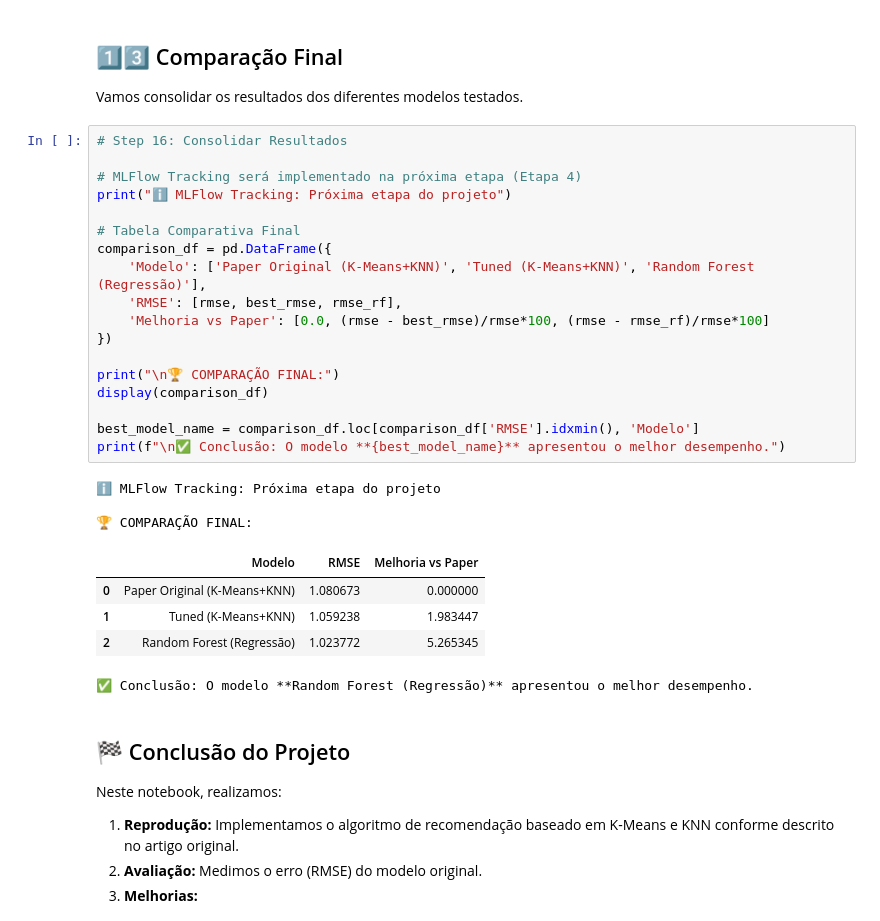
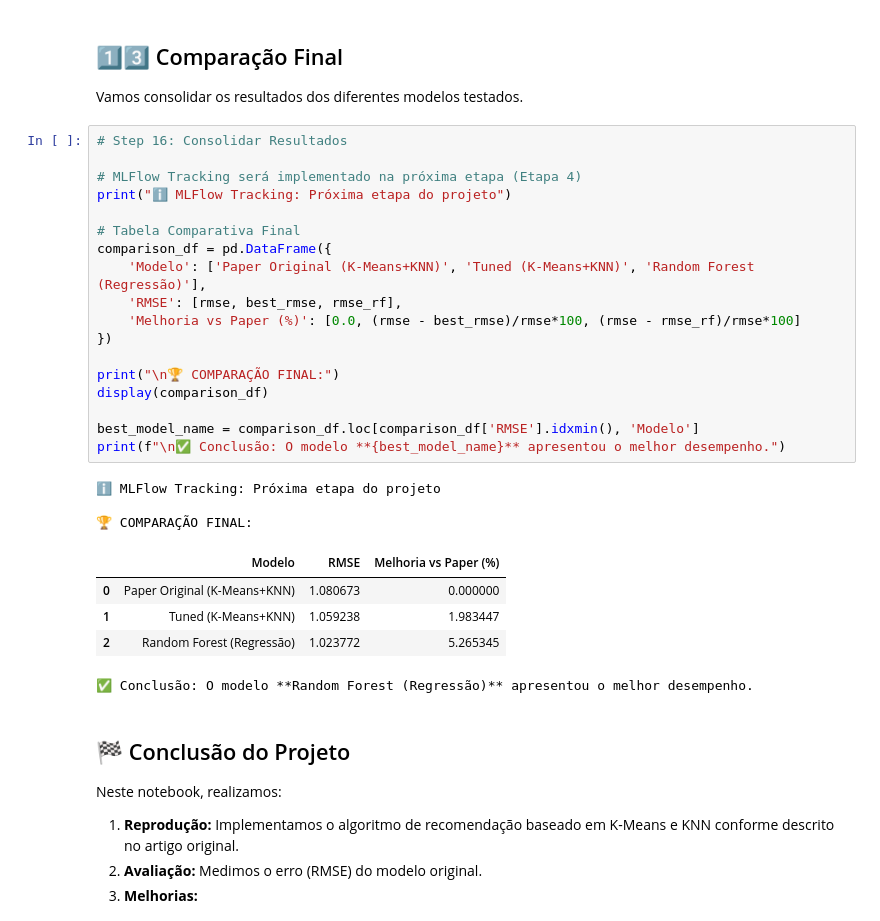
Before and after one commit to alecct812/Projeto-Machine-Learning, a Jupyter notebook: notebooks/parte3_analise_modelagem.ipynb, the cells around one changed output. Cells and saved outputs as stored; diff of their text form.

```diff
--- a/notebooks/parte3_analise_modelagem.ipynb
+++ b/notebooks/parte3_analise_modelagem.ipynb
@@ -1342,26 +1524,26 @@ Vamos consolidar os resultados dos diferentes modelos testados.
 # %%
 # Step 16: Consolidar Resultados
 
 # MLFlow Tracking será implementado na próxima etapa (Etapa 4)
 print("ℹ️ MLFlow Tracking: Próxima etapa do projeto")
 
 # Tabela Comparativa Final
 comparison_df = pd.DataFrame({
     'Modelo': ['Paper Original (K-Means+KNN)', 'Tuned (K-Means+KNN)', 'Random Forest (Regressão)'],
     'RMSE': [rmse, best_rmse, rmse_rf],
-    'Melhoria vs Paper': [0.0, (rmse - best_rmse)/rmse*100, (rmse - rmse_rf)/rmse*100]
+    'Melhoria vs Paper (%)': [0.0, (rmse - best_rmse)/rmse*100, (rmse - rmse_rf)/rmse*100]
 })
 
 print("\n🏆 COMPARAÇÃO FINAL:")
 display(comparison_df)
 
 best_model_name = comparison_df.loc[comparison_df['RMSE'].idxmin(), 'Modelo']
 print(f"\n✅ Conclusão: O modelo **{best_model_name}** apresentou o melhor desempenho.")
 # %% [output]
 ℹ️ MLFlow Tracking: Próxima etapa do projeto
 
 🏆 COMPARAÇÃO FINAL:
-|  | Modelo | RMSE | Melhoria vs Paper |
+|  | Modelo | RMSE | Melhoria vs Paper (%) |
 | 0 | Paper Original (K-Means+KNN) | 1.080673 | 0.000000 |
 | 1 | Tuned (K-Means+KNN) | 1.059238 | 1.983447 |
 | 2 | Random Forest (Regressão) | 1.023772 | 5.265345 |
```
Also changed, not shown: parts of 7 cells of this notebook, 5 other files.
